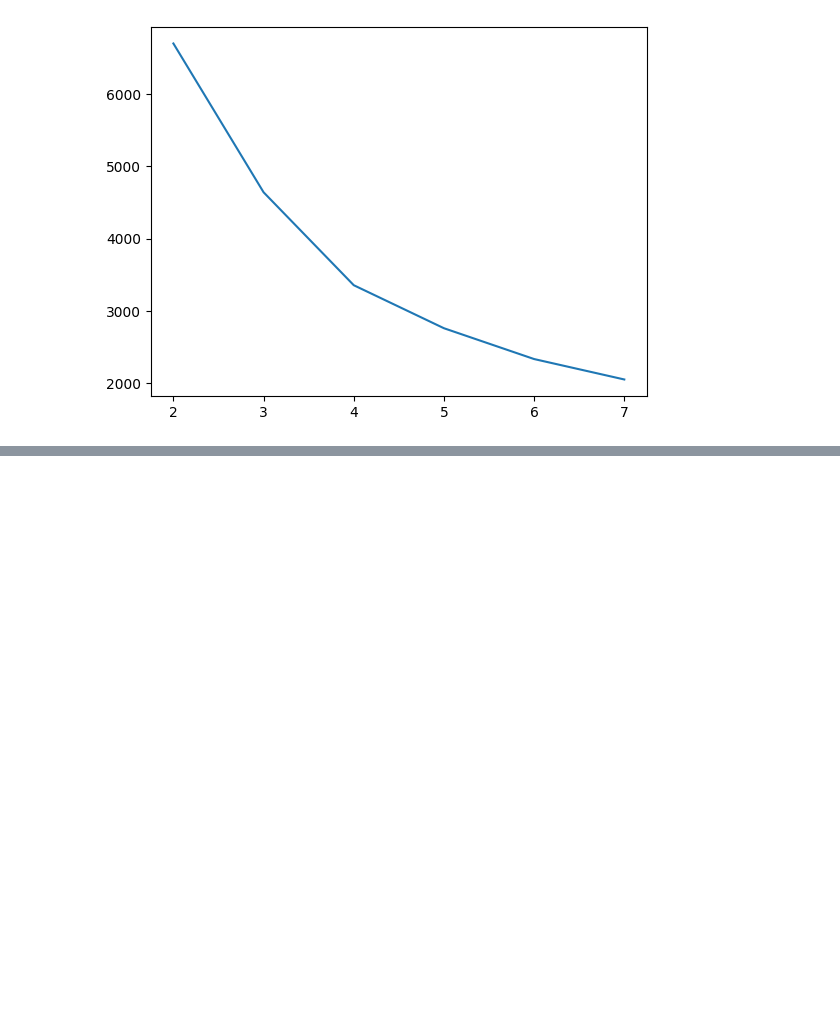
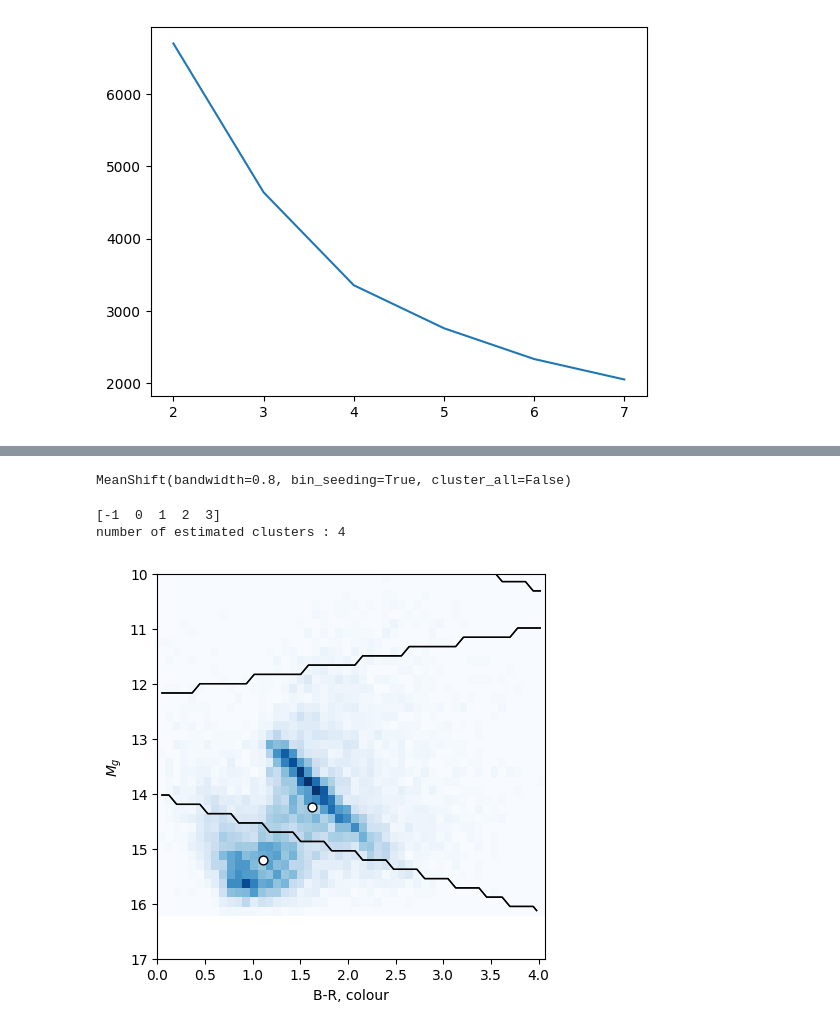
Before and after one commit to csabiu/Astrostatistics, a Jupyter notebook: GAIA_HR_KMeans.ipynb, the cells around one changed output, grey strips where cells are left out. Saved outputs shown, nothing was run; the diff lists cells and outputs as text; code cells hidden in the pictures; blank space fills up the shorter version.

```diff
--- a/GAIA_HR_KMeans.ipynb
+++ b/GAIA_HR_KMeans.ipynb
@@ -140,0 +141,63 @@ plt.ylabel(r'$M_g$')
+# %%
+clf = MeanShift(bandwidth=0.8,
+              bin_seeding=True,
+               cluster_all=False)
+clf.fit(X)
+# %% [output]
+MeanShift(bandwidth=0.8, bin_seeding=True, cluster_all=False)
+# %%
+labels_unique = np.unique(clf.labels_)
+n_clusters = len(labels_unique[labels_unique >= 0])
+print(labels_unique)
+print("number of estimated clusters :", n_clusters)
+
+# Make some plots
+fig = plt.figure(figsize=(5, 5))
+ax = fig.add_subplot()
+
+# Compute a 2D histogram  of the input
+H, xedges, yedges = np.histogram2d(X[:,0], X[:,1], 50)
+
+# plot density
+ax.imshow(H.T, origin='lower', interpolation='nearest', aspect='auto',
+          extent=[xedges[0], xedges[-1],
+                  yedges[0], yedges[-1]],
+          cmap='Blues')
+
+# plot cluster centers
+cluster_centers = (clf.cluster_centers_)
+ax.scatter(cluster_centers[:, 0], cluster_centers[:, 1],
+           s=40, c='w', edgecolors='k')
+
+# plot cluster boundaries
+x_centers = 0.5 * (xedges[1:] + xedges[:-1])
+y_centers = 0.5 * (yedges[1:] + yedges[:-1])
+
+Xgrid = np.meshgrid(x_centers, y_centers)
+Xgrid = np.array(Xgrid).reshape((2, 50 * 50)).T
+
+H = clf.predict(Xgrid).reshape((50, 50))
+
+for i in range(n_clusters):
+    Hcp = H.copy()
+    flag = (Hcp == i)
+    Hcp[flag] = 1
+    Hcp[~flag] = 0
+
+    ax.contour(x_centers, y_centers, Hcp, [-0.5, 0.5],
+               linewidths=1, colors='k')
+
+    H = clf.predict(Xgrid).reshape((50, 50))
+
+ax.set_xlim(xedges[0], xedges[-1])
+ax.set_ylim(yedges[-1],yedges[0])
+
+plt.ylim((17,10))
+ax.set_xlabel(r'B-R, colour')
+ax.set_ylabel(r'$M_g$')
+
+plt.show()
+# %% [output]
+[-1  0  1  2  3]
+number of estimated clusters : 4
+[figure, added]
```
Also changed, not shown: parts of 6 cells of this notebook.
